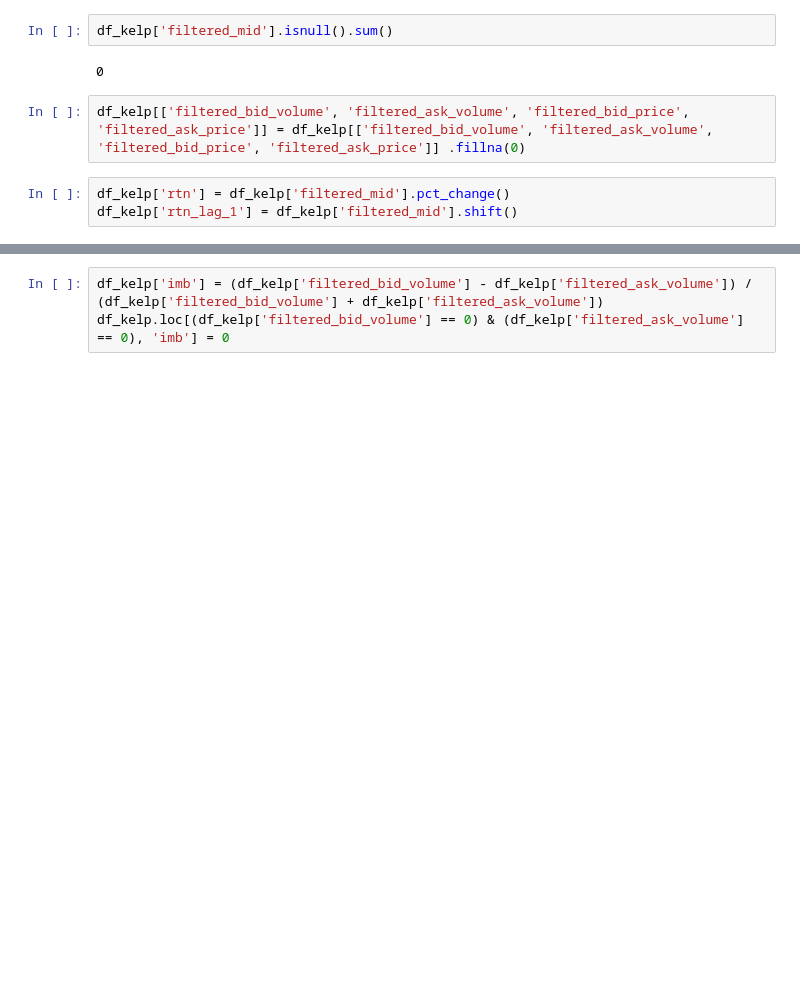
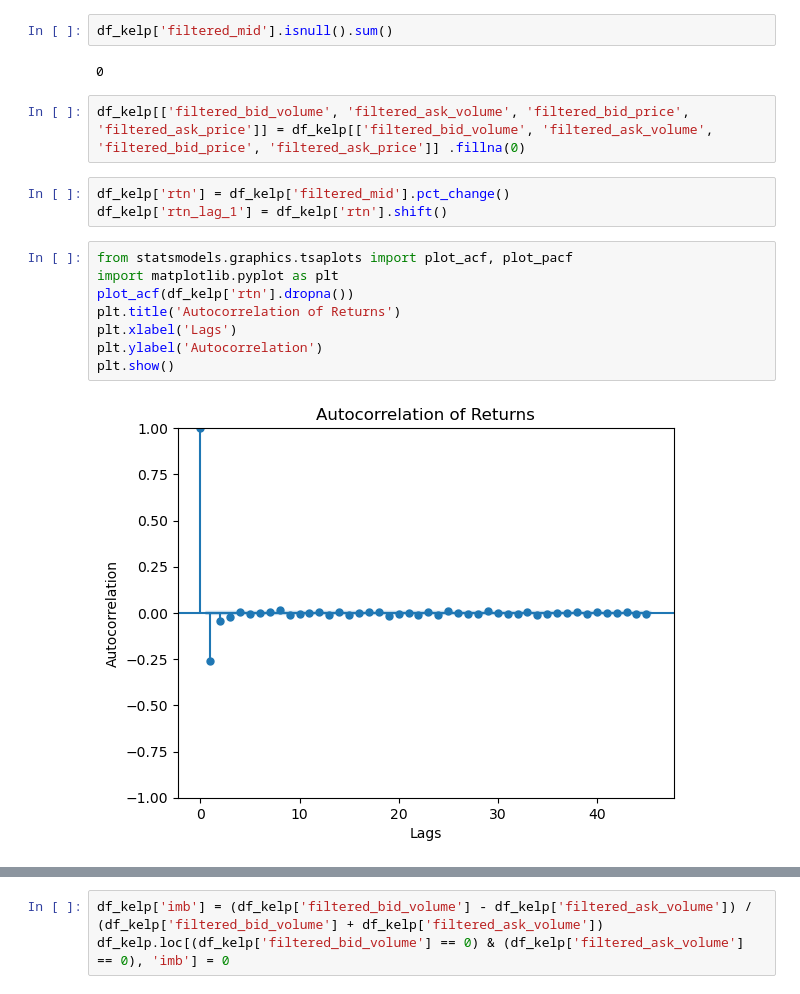
Before and after one commit to Edwin-yin/imc-prosperity-2, a Jupyter notebook: round3_new/kelp-research.ipynb, the cells around one changed output, grey strips where cells are left out. Drawn from its saved outputs; the diff is of its cells as text; blank space fills up the shorter version.

```diff
--- a/round3_new/kelp-research.ipynb
+++ b/round3_new/kelp-research.ipynb
@@ -61,4 +61,14 @@ df_kelp['filtered_mid'].isnull().sum()
 df_kelp[['filtered_bid_volume', 'filtered_ask_volume', 'filtered_bid_price', 'filtered_ask_price']] = df_kelp[['filtered_bid_volume', 'filtered_ask_volume', 'filtered_bid_price', 'filtered_ask_price']] .fillna(0)
 # %%
 df_kelp['rtn'] = df_kelp['filtered_mid'].pct_change()
-df_kelp['rtn_lag_1'] = df_kelp['filtered_mid'].shift()
+df_kelp['rtn_lag_1'] = df_kelp['rtn'].shift()
+# %%
+from statsmodels.graphics.tsaplots import plot_acf, plot_pacf
+import matplotlib.pyplot as plt
+plot_acf(df_kelp['rtn'].dropna())
+plt.title('Autocorrelation of Returns')
+plt.xlabel('Lags')
+plt.ylabel('Autocorrelation')
+plt.show()
+# %% [output]
+[figure, added]
```
Also changed, not shown: parts of 6 cells of this notebook, 9 other files.
